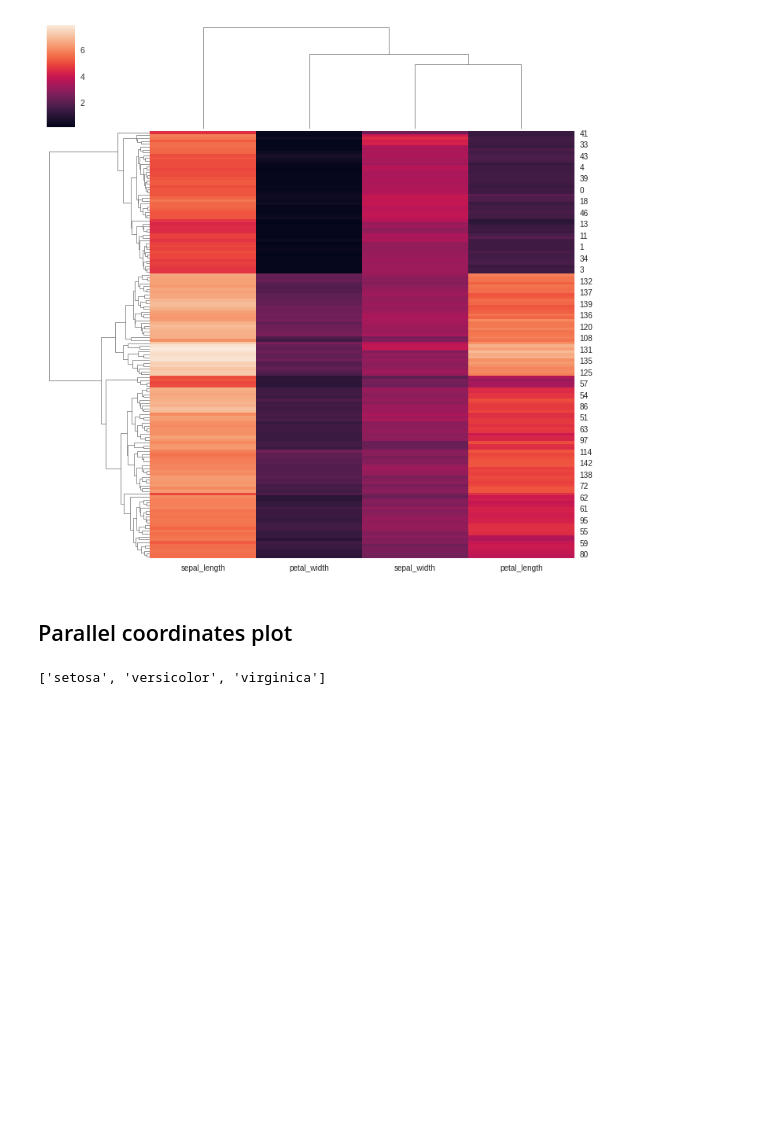
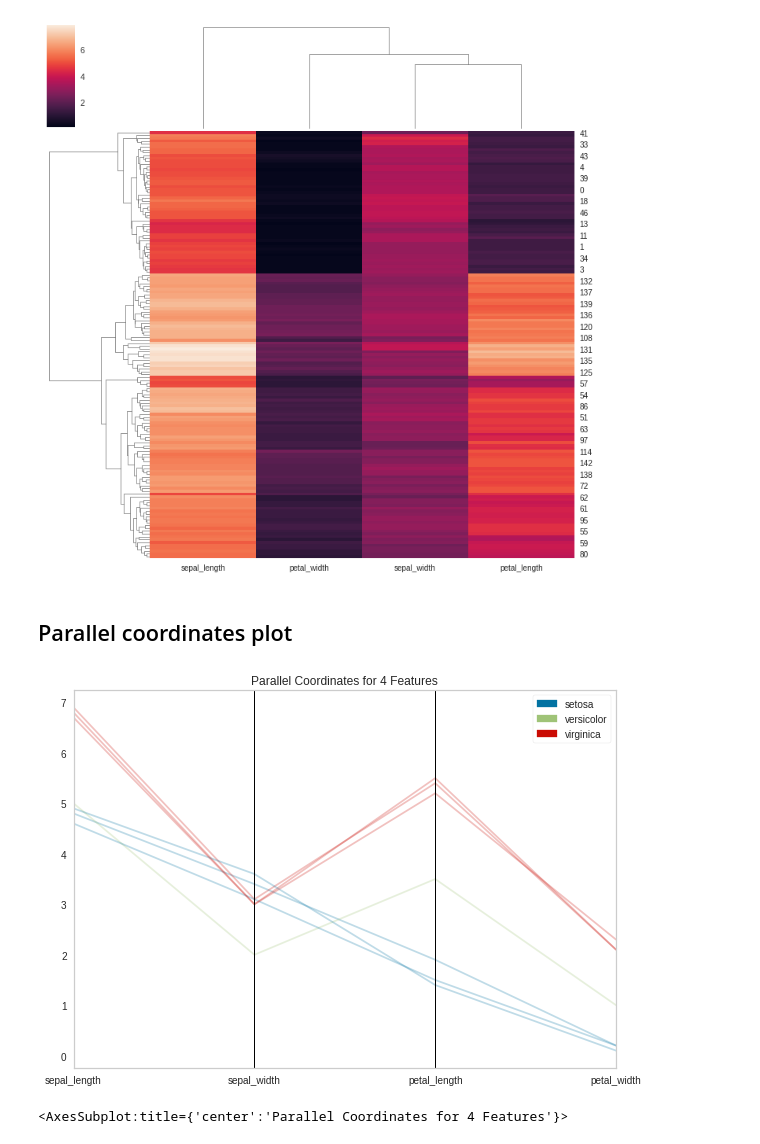
Before and after one commit to alessandro1802/ml-visualizations, a Jupyter notebook: notebook.ipynb, the cells around one changed output. Cells and saved outputs as stored; diff of their text form; code cells hidden in the pictures; blank space fills up the shorter version.

```diff
--- a/notebook.ipynb
+++ b/notebook.ipynb
@@ -53,29 +55,22 @@ heatmap = sns.clustermap(data)
 # %%
 # Load the dataset
 import seaborn as sns
 X = sns.load_dataset("iris")
 y = X.pop("species")
+# Get lists of feature names and class names
+features = list(X.columns)
+classes = list(y.unique())
 
-features = list(X.columns)
-c = list(y.unique())
-c
-# features = ["sepal_length",
-#             "sepal_width",
-#             "petal_length",
-#             "petal_width"]
-# classes = ["setosa",
-#            "virginica",
-#            "versicolour"]
+import yellowbrick.features
 
-# import yellowbrick
-
-# visualizer = yellowbrick.features.ParallelCoordinates(
-#     classes = classes,
-#     features = features,
-#     sample = 0.05,
-#     shuffle = True,
-#     size = (700, 500))
-# visualizer.fit_transform(X, y)
-# visualizer.show()
+visualizer = yellowbrick.features.ParallelCoordinates(
+    classes = classes,
+    features = features,
+    sample = 0.05,
+    shuffle = True,
+    size = (700, 500))
+visualizer.fit_transform(X, y)
+visualizer.show()
 # %% [output]
+[figure, added]
-['setosa', 'versicolor', 'virginica']
+<AxesSubplot:title={'center':'Parallel Coordinates for 4 Features'}>
```
Also changed, not shown: parts of 4 cells of this notebook.
